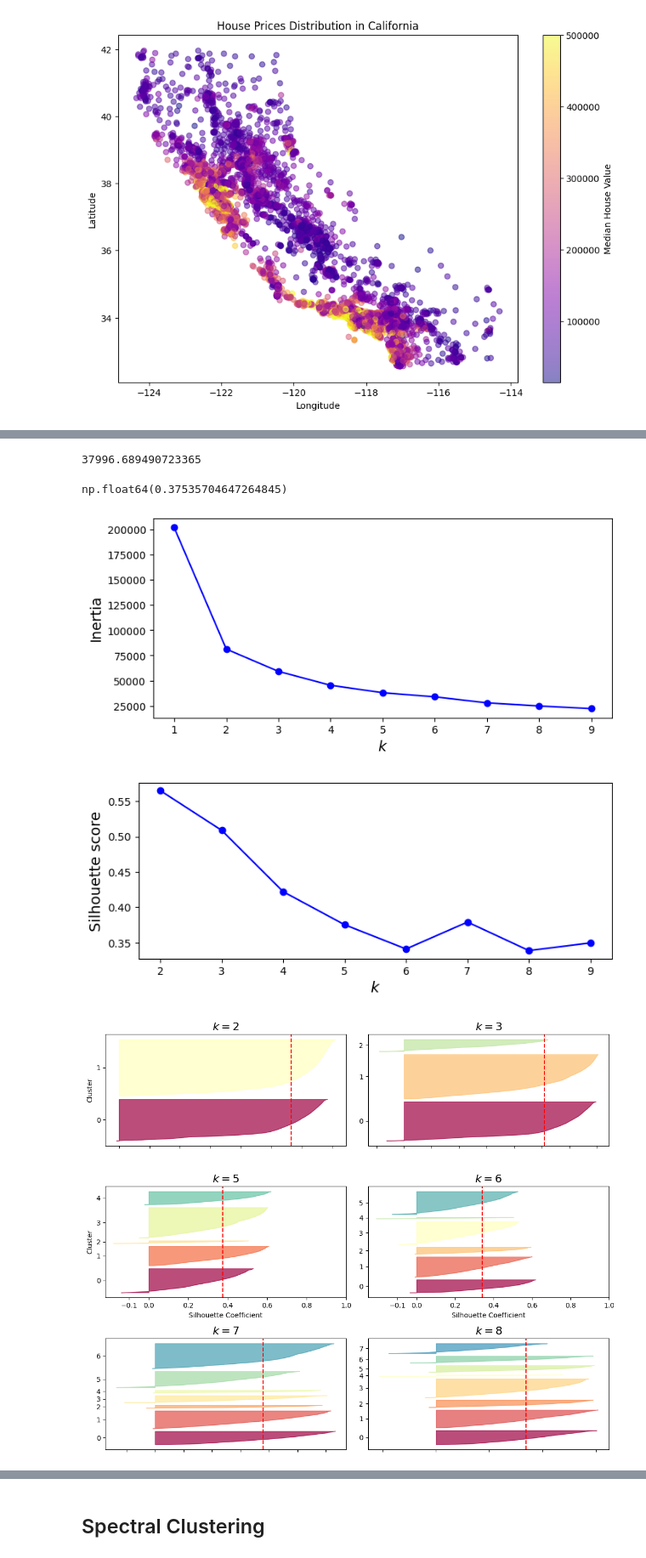
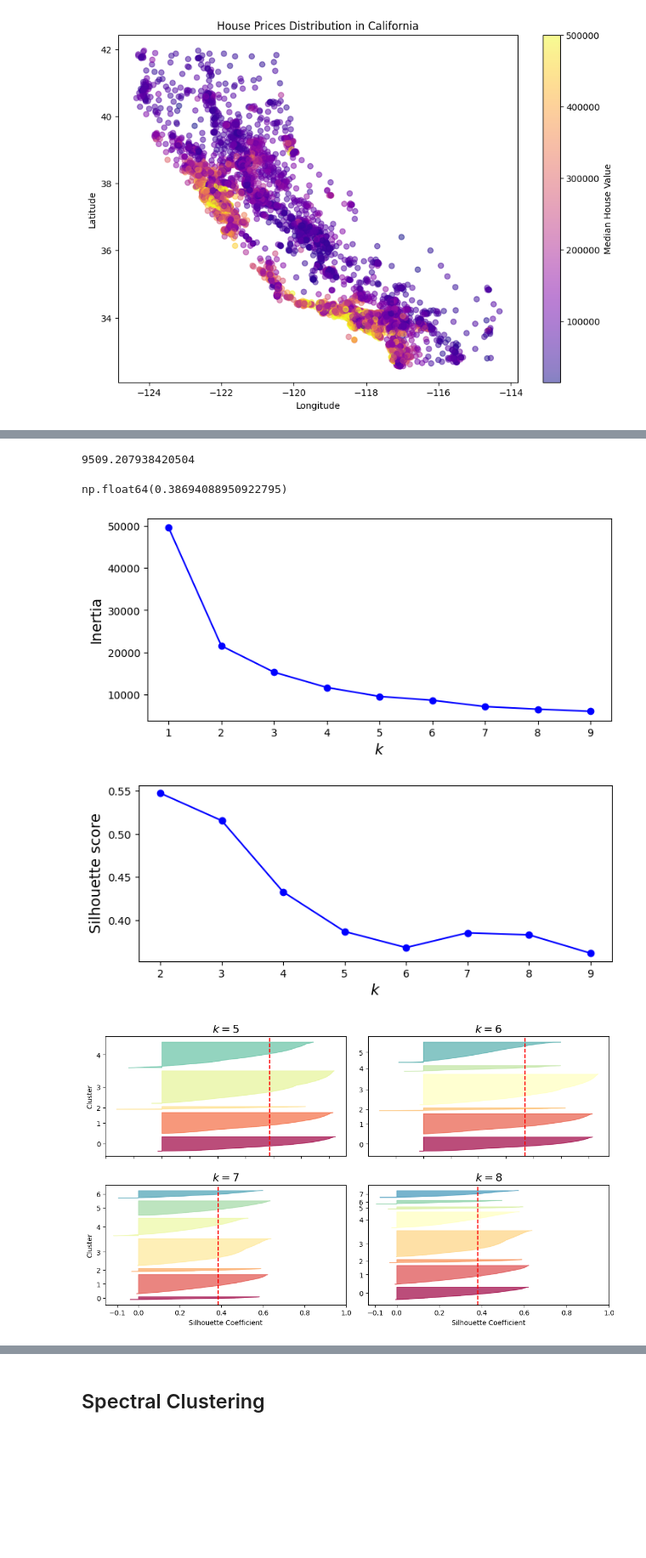
Before and after one commit to FelixH-git/SVM-Pipeline, a Jupyter notebook: labb6.ipynb, the cells around one changed output, grey strips where cells are left out. Shown at 85% size. Drawn from its saved outputs; the diff is of its cells as text; code cells hidden in the pictures; blank space fills up the shorter version.

Commit message:
scaler

```diff
--- a/labb6.ipynb
+++ b/labb6.ipynb
@@ -58,7 +58,10 @@ memory usage: 516.0 KB
 Y = train_set["median_house_value"]
 # %%
 from sklearn.cluster import KMeans
+from sklearn.preprocessing import StandardScaler
 
+scaler = StandardScaler()
+X = scaler.fit_transform(train_set[["longitude", "latitude", "median_income"]])
 
 # Create the KMeans model
 kmeans = KMeans(n_clusters=5, random_state=42)
@@ -124,13 +127,13 @@ Name: median_house_value, dtype: float64
 # %%
 kmeans.inertia_
 # %% [output]
-37996.689490723365
+9509.207938420504
 # %%
 from sklearn.metrics import silhouette_score
 
 silhouette_score(X, kmeans.labels_)
 # %% [output]
-np.float64(0.37535704647264845)
+np.float64(0.38694088950922795)
 # %%
 kmeans_per_k = [KMeans(n_clusters=k, random_state=42).fit(X)
                 for k in range(1, 10)]
@@ -144,7 +147,7 @@ plt.ylabel("Inertia", fontsize=14)
 #plt.axis([1, 8.5, 0, 1300])
 plt.show()
 # %% [output]
-[figure, old version]
+[figure, new version]
 # %%
 silhouette_scores = [silhouette_score(X, model.labels_)
                      for model in kmeans_per_k[1:]]
@@ -156,7 +159,7 @@ plt.ylabel("Silhouette score", fontsize=14)
 #plt.axis([1.8, 8.5, 0.55, 0.7])
 plt.show()
 # %% [output]
-[figure, old version]
+[figure, new version]
 # %%
 from sklearn.metrics import silhouette_samples
 from matplotlib.ticker import FixedLocator, FixedFormatter
@@ -165,7 +168,7 @@ import numpy as np
 
 plt.figure(figsize=(11, 9))
 
-for i, k in enumerate((2, 3, 5, 6, 7, 8), start=1):
+for i, k in enumerate((5, 6, 7, 8), start=1):
     plt.subplot(3, 2, i)  # i goes from 1 to 4
     y_pred = kmeans_per_k[k - 1].labels_
     silhouette_coefficients = silhouette_samples(X, y_pred)
@@ -173,32 +176,32 @@ for i, k in enumerate((2, 3, 5, 6, 7, 8), start=1):
     padding = len(X) // 30
     pos = padding
     ticks = []
     for j in range(k):
         coeffs = silhouette_coefficients[y_pred == j]
         coeffs.sort()
 
         color = mpl.cm.Spectral(j / k)
         plt.fill_betweenx(np.arange(pos, pos + len(coeffs)), 0, coeffs,
                           facecolor=color, edgecolor=color, alpha=0.7)
         ticks.append(pos + len(coeffs) // 2)
         pos += len(coeffs) + padding
 
     plt.gca().yaxis.set_major_locator(FixedLocator(ticks))
     plt.gca().yaxis.set_major_formatter(FixedFormatter(range(k)))
     if i in (1, 3):
         plt.ylabel("Cluster")
 
     if i in (3, 4):
         plt.gca().set_xticks([-0.1, 0, 0.2, 0.4, 0.6, 0.8, 1])
         plt.xlabel("Silhouette Coefficient")
     else:
         plt.tick_params(labelbottom=False)
 
     plt.axvline(x=silhouette_scores[k - 2], color="red", linestyle="--")
     plt.title(f"$k={k}$", fontsize=16)
 
 plt.tight_layout()
 plt.show()
 # %% [output]
-[figure, old version]
+[figure, new version]
 # %%
```
Also changed, not shown: parts of 7 cells of this notebook.
